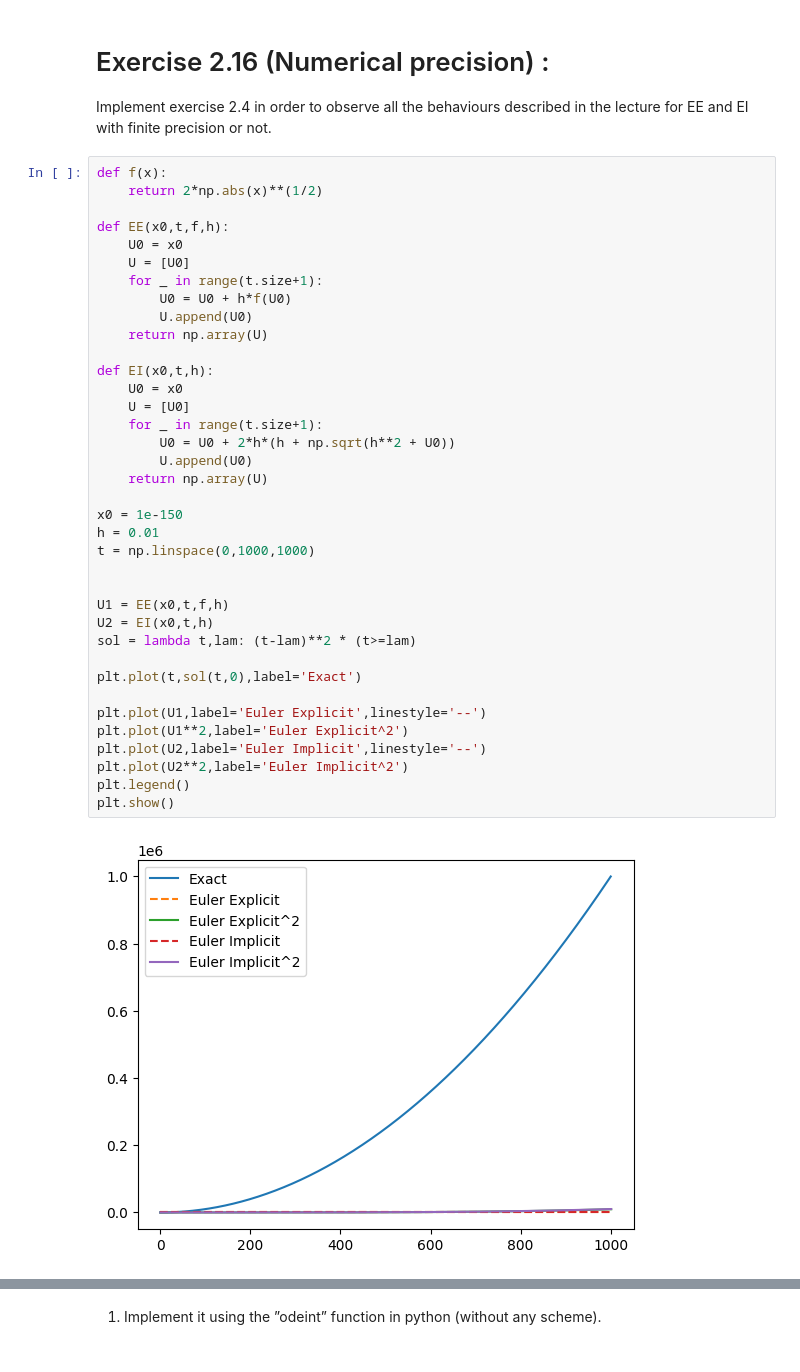
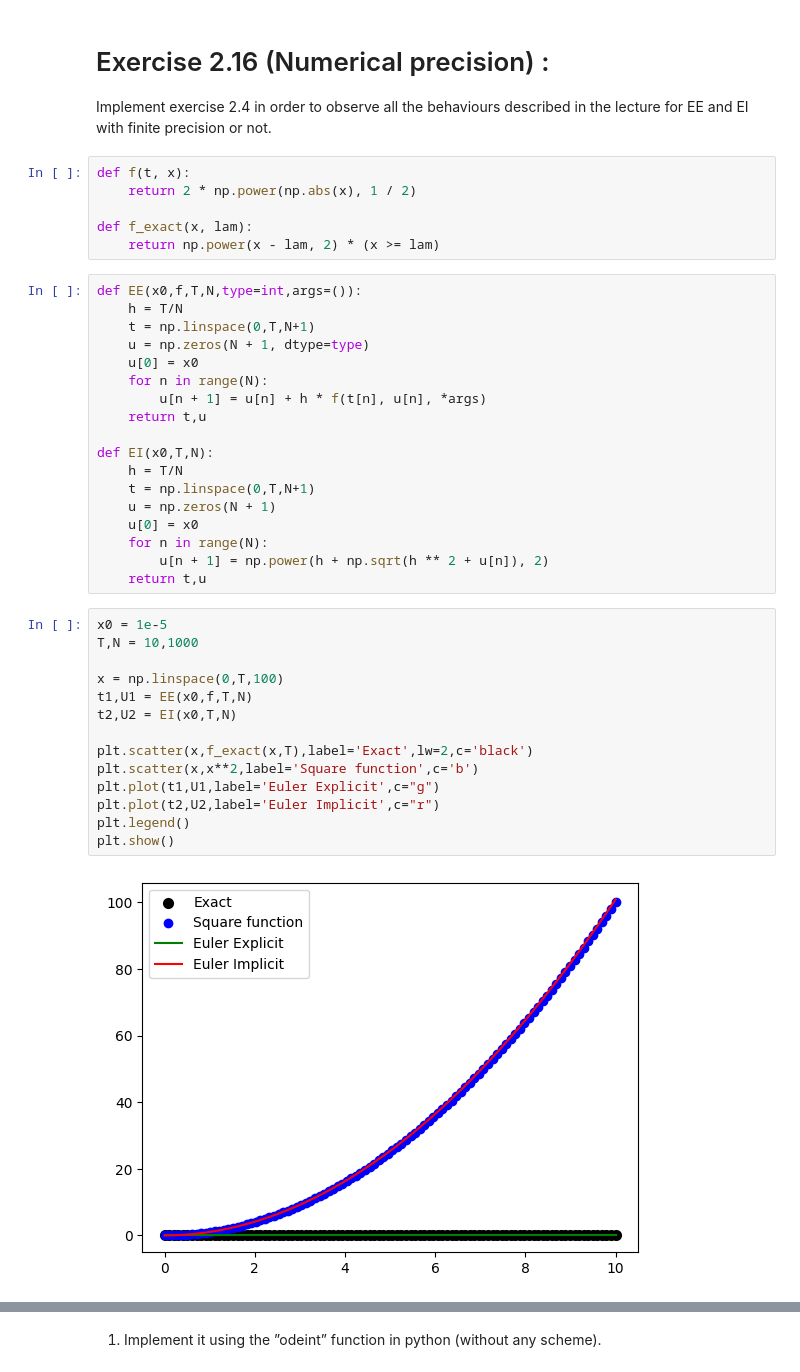
Before and after one commit to AntoninDurousseau/Studies, a Jupyter notebook: M1/Numerical Method/TP1.ipynb, the cells around one changed output, grey strips where cells are left out. Cells and saved outputs as stored; diff of their text form.

```diff
--- a/M1/Numerical Method/TP1.ipynb
+++ b/M1/Numerical Method/TP1.ipynb
@@ -4,43 +4,44 @@ import matplotlib.pyplot as plt
 # %% [markdown]
 # Exercise 2.16 (Numerical precision) :
 Implement exercise 2.4 in order to observe all the behaviours described in the lecture for EE and EI with finite precision or not.
-# %%
-def f(x):
-    return 2*np.abs(x)**(1/2)
-
-def EE(x0,t,f,h):
-    U0 = x0
-    U = [U0]
-    for _ in range(t.size+1):
-        U0 = U0 + h*f(U0)
-        U.append(U0)
-    return np.array(U)
-
-def EI(x0,t,h):
-    U0 = x0
-    U = [U0]
-    for _ in range(t.size+1):
-        U0 = U0 + 2*h*(h + np.sqrt(h**2 + U0))
-        U.append(U0)
-    return np.array(U)
-
-x0 = 1e-150
-h = 0.01
-t = np.linspace(0,1000,1000)
-
-
-U1 = EE(x0,t,f,h)
-U2 = EI(x0,t,h)
-sol = lambda t,lam: (t-lam)**2 * (t>=lam)
-
-plt.plot(t,sol(t,0),label='Exact')
-
-plt.plot(U1,label='Euler Explicit',linestyle='--')
-plt.plot(U1**2,label='Euler Explicit^2')
-plt.plot(U2,label='Euler Implicit',linestyle='--')
-plt.plot(U2**2,label='Euler Implicit^2')
-plt.legend()
-plt.show()
-# %% [output]
-[figure, removed]
+# %%
+def f(t, x):
+    return 2 * np.power(np.abs(x), 1 / 2)
+
+def f_exact(x, lam):
+    return np.power(x - lam, 2) * (x >= lam)
+# %%
+def EE(x0,f,T,N,type=int,args=()):
+    h = T/N
+    t = np.linspace(0,T,N+1)
+    u = np.zeros(N + 1, dtype=type)
+    u[0] = x0
+    for n in range(N):
+        u[n + 1] = u[n] + h * f(t[n], u[n], *args)
+    return t,u
+
+def EI(x0,T,N):
+    h = T/N
+    t = np.linspace(0,T,N+1)
+    u = np.zeros(N + 1)
+    u[0] = x0
+    for n in range(N):
+        u[n + 1] = np.power(h + np.sqrt(h ** 2 + u[n]), 2)
+    return t,u
+# %%
+x0 = 1e-5
+T,N = 10,1000
+
+x = np.linspace(0,T,100)
+t1,U1 = EE(x0,f,T,N)
+t2,U2 = EI(x0,T,N)
+
+plt.scatter(x,f_exact(x,T),label='Exact',lw=2,c='black')
+plt.scatter(x,x**2,label='Square function',c='b')
+plt.plot(t1,U1,label='Euler Explicit',c="g")
+plt.plot(t2,U2,label='Euler Implicit',c="r")
+plt.legend()
+plt.show()
+# %% [output]
+[figure, added]
 # %% [markdown]
```
Also changed, not shown: parts of 11 cells of this notebook, 1 other file.
